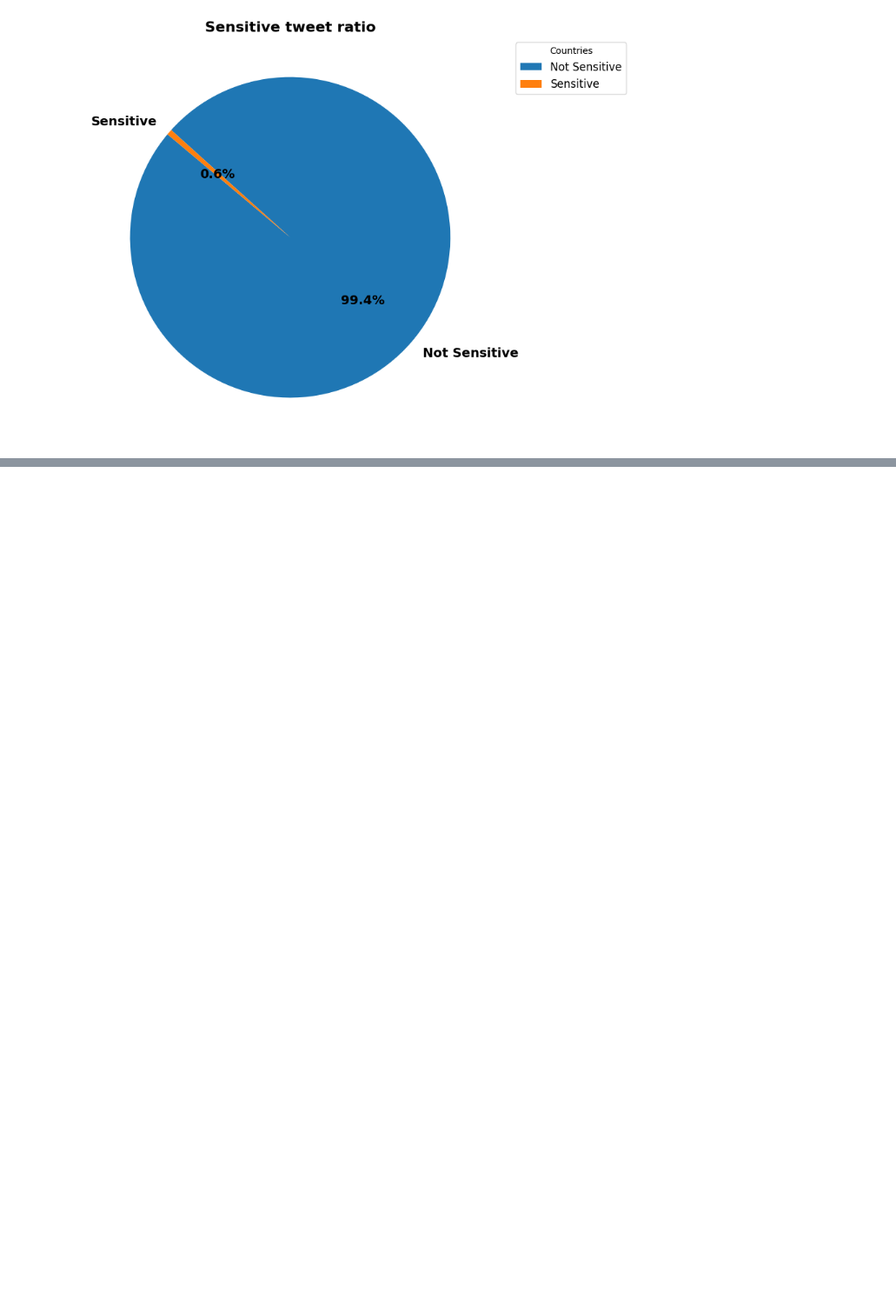
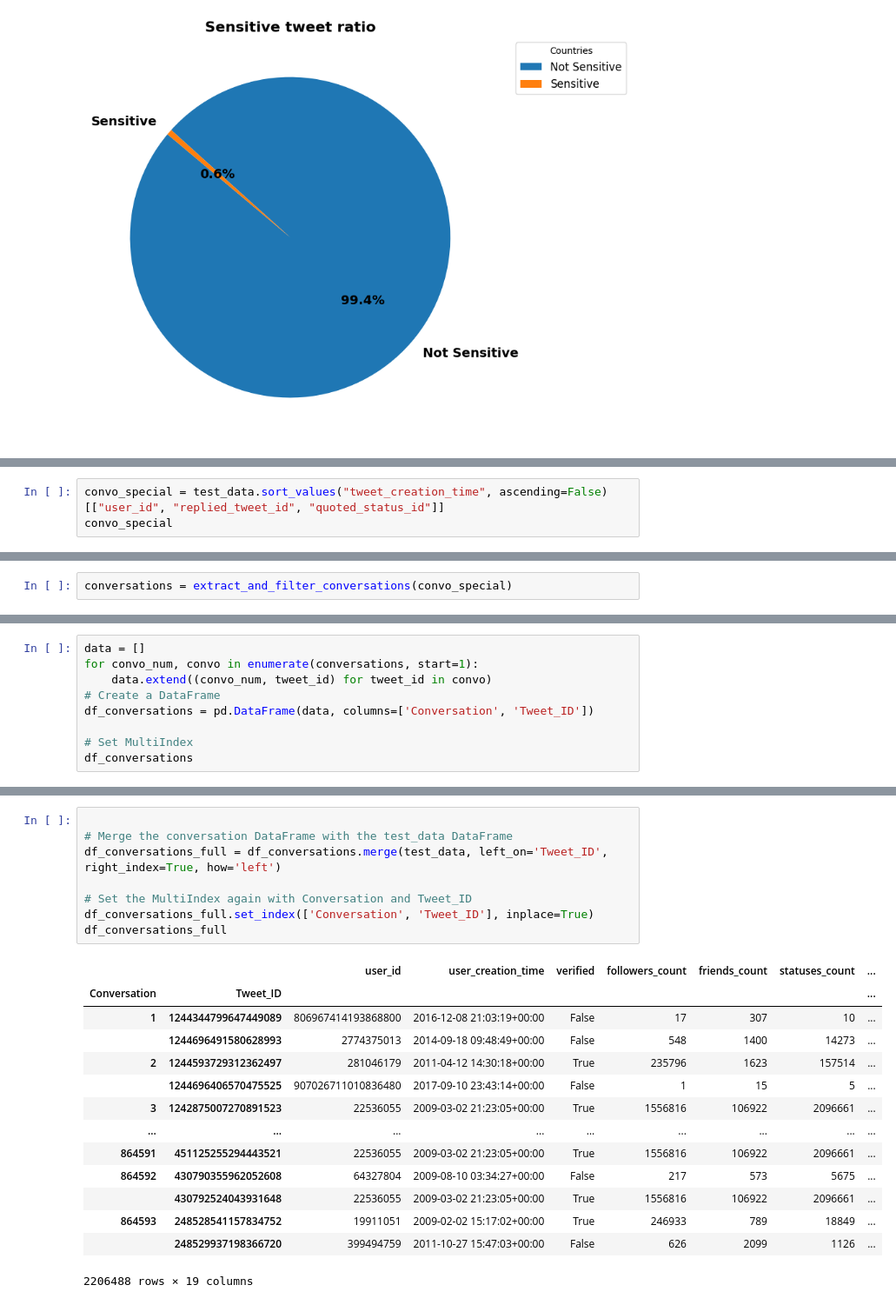
Before and after one commit to skyrimer/DBL-Micro-Soft, a Jupyter notebook: Split 1/EDA/database_eda.ipynb, the cells around one changed output, grey strips where cells are left out. Shown at 87% size. Saved outputs shown, nothing was run; the diff lists cells and outputs as text; blank space fills up the shorter version.

Commit message:
draft of conversation extractions

```diff
--- a/Split 1/EDA/database_eda.ipynb
+++ b/Split 1/EDA/database_eda.ipynb
@@ -863,0 +854,3 @@ Total execution time: 167.5390501022339 seconds
+# %%
+convo_special = test_data.sort_values("tweet_creation_time", ascending=False)[["user_id", "replied_tweet_id", "quoted_status_id"]]
+convo_special
@@ -863,0 +934,2 @@ Total execution time: 167.5390501022339 seconds
+# %%
+conversations = extract_and_filter_conversations(convo_special)
@@ -863,0 +960,9 @@ Total execution time: 167.5390501022339 seconds
+# %%
+data = []
+for convo_num, convo in enumerate(conversations, start=1):
+    data.extend((convo_num, tweet_id) for tweet_id in convo)
+# Create a DataFrame
+df_conversations = pd.DataFrame(data, columns=['Conversation', 'Tweet_ID'])
+
+# Set MultiIndex
+df_conversations
@@ -863,0 +983,23 @@ Total execution time: 167.5390501022339 seconds
+# %%
+
+# Merge the conversation DataFrame with the test_data DataFrame
+df_conversations_full = df_conversations.merge(test_data, left_on='Tweet_ID', right_index=True, how='left')
+
+# Set the MultiIndex again with Conversation and Tweet_ID
+df_conversations_full.set_index(['Conversation', 'Tweet_ID'], inplace=True)
+df_conversations_full
+# %% [output]
+|  |  | user_id | user_creation_time | verified | followers_count | friends_count | statuses_count | ... |
+| Conversation | Tweet_ID |  |  |  |  |  |  | ... |
+| 1 | 1244344799647449089 | 806967414193868800 | 2016-12-08 21:03:19+00:00 | False | 17 | 307 | 10 | ... |
+|  | 1244696491580628993 | 2774375013 | 2014-09-18 09:48:49+00:00 | False | 548 | 1400 | 14273 | ... |
+| 2 | 1244593729312362497 | 281046179 | 2011-04-12 14:30:18+00:00 | True | 235796 | 1623 | 157514 | ... |
+|  | 1244696406570475525 | 907026711010836480 | 2017-09-10 23:43:14+00:00 | False | 1 | 15 | 5 | ... |
+| 3 | 1242875007270891523 | 22536055 | 2009-03-02 21:23:05+00:00 | True | 1556816 | 106922 | 2096661 | ... |
+| ... | ... | ... | ... | ... | ... | ... | ... | ... |
+| 864591 | 451125255294443521 | 22536055 | 2009-03-02 21:23:05+00:00 | True | 1556816 | 106922 | 2096661 | ... |
+| 864592 | 430790355962052608 | 64327804 | 2009-08-10 03:34:27+00:00 | False | 217 | 573 | 5675 | ... |
+|  | 430792524043931648 | 22536055 | 2009-03-02 21:23:05+00:00 | True | 1556816 | 106922 | 2096661 | ... |
+| 864593 | 248528541157834752 | 19911051 | 2009-02-02 15:17:02+00:00 | True | 246933 | 789 | 18849 | ... |
+|  | 248529937198366720 | 399494759 | 2011-10-27 15:47:03+00:00 | False | 626 | 2099 | 1126 | ... |
+2206488 rows × 19 columns
```
Also changed, not shown: parts of 11 cells of this notebook.
